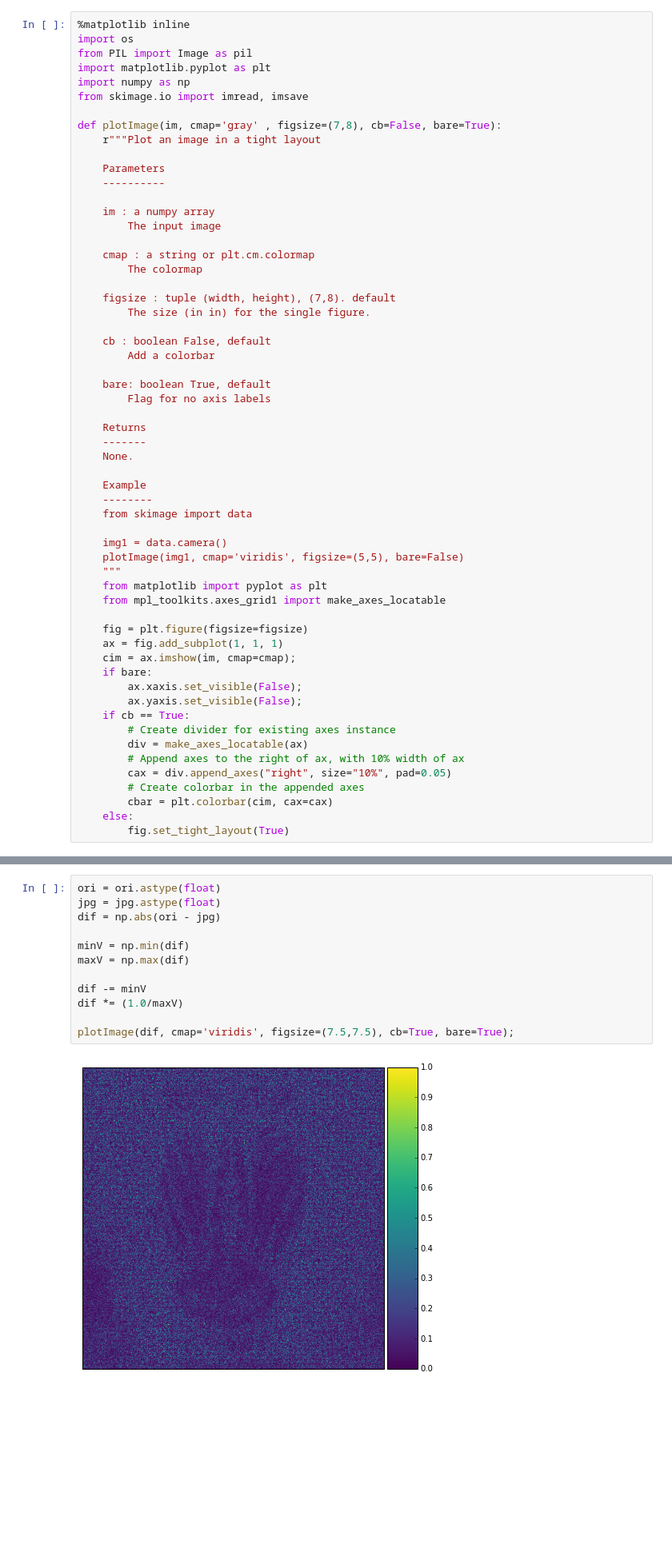
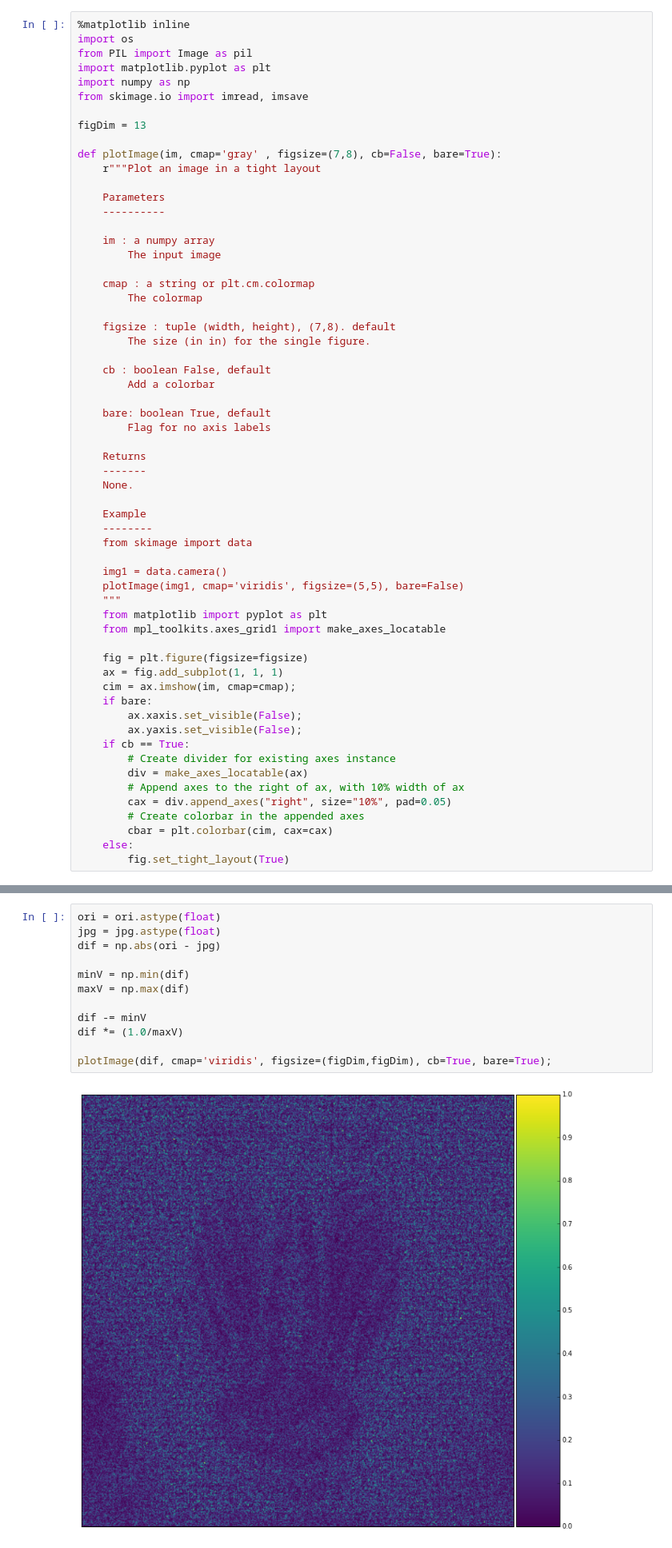
Before and after one commit to jrminter/OSImageAnalysis, a Jupyter notebook: jupyter/plot-hints/testJPEG.ipynb, the cells around one changed output, grey strips where cells are left out. Shown at 80% size. Saved outputs shown, nothing was run; the diff lists cells and outputs as text; blank space fills up the shorter version.

```diff
--- a/jupyter/plot-hints/testJPEG.ipynb
+++ b/jupyter/plot-hints/testJPEG.ipynb
@@ -11,6 +11,8 @@ from PIL import Image as pil
 import matplotlib.pyplot as plt
 import numpy as np
 from skimage.io import imread, imsave
+
+figDim = 13
 
 def plotImage(im, cmap='gray' , figsize=(7,8), cb=False, bare=True):
     r"""Plot an image in a tight layout
@@ -105,14 +107,14 @@ We want to convert these to floating point image, subtract them, and look at the
 # %%
 ori = ori.astype(float)
 jpg = jpg.astype(float)
 dif = np.abs(ori - jpg)
 
 minV = np.min(dif)
 maxV = np.max(dif)
 
 dif -= minV
 dif *= (1.0/maxV)
 
-plotImage(dif, cmap='viridis', figsize=(7.5,7.5), cb=True, bare=True);
+plotImage(dif, cmap='viridis', figsize=(figDim,figDim), cb=True, bare=True);
 # %% [output]
-[figure, old version]
+[figure, new version]
```
Also changed, not shown: parts of 1 cell of this notebook, 7 other files.
